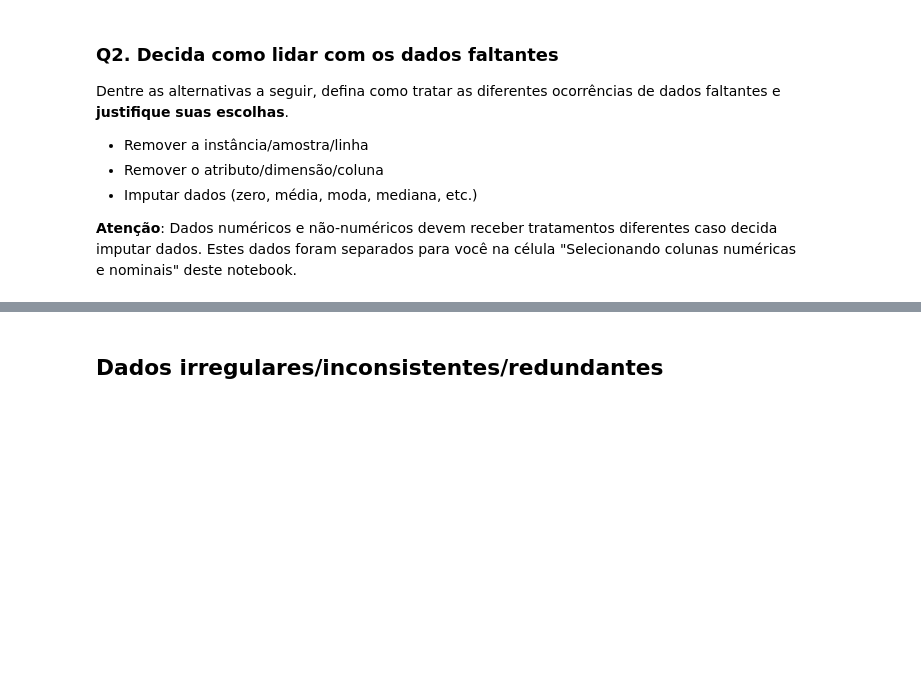
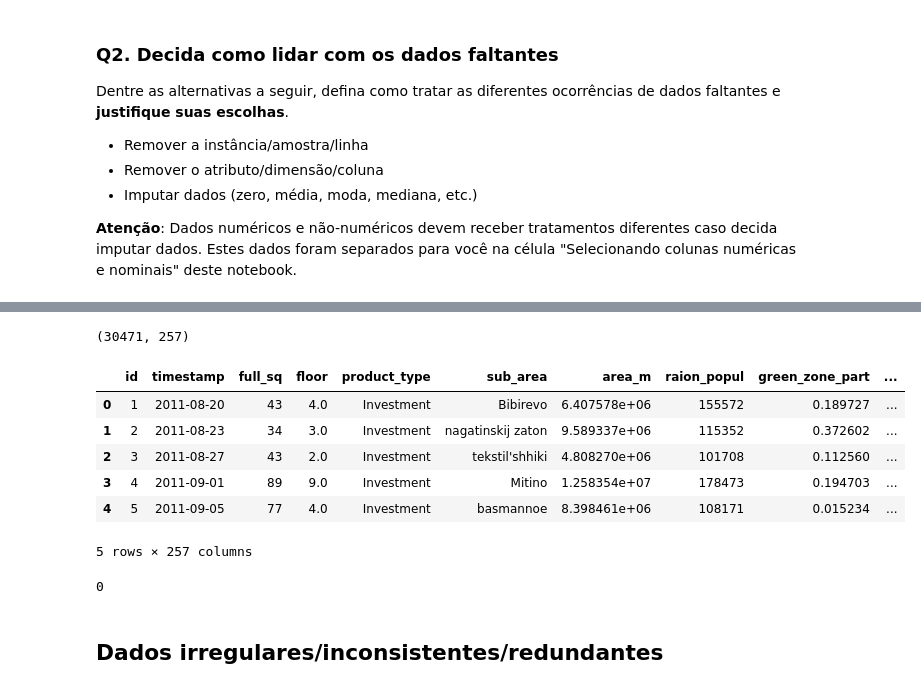
Before and after one commit to GustavoLR548/IA-GLR, a Jupyter notebook: Exercicios/Exercicio #5 - Pre-processamento de Dados/Limpeza_de_dados.ipynb, the cells around one changed output, grey strips where cells are left out. Cells and saved outputs as stored; diff of their text form; code cells hidden in the pictures; blank space fills up the shorter version.

```diff
--- a/Exercicios/Exercicio #5 - Pre-processamento de Dados/Limpeza_de_dados.ipynb
+++ b/Exercicios/Exercicio #5 - Pre-processamento de Dados/Limpeza_de_dados.ipynb
@@ -99,13 +99,19 @@ columns                 = df.columns.values
 columns_nan_porcentages = {}
 columns_length          = len(df.values)
 
+np.set_printoptions(formatter={"float_kind": lambda x: "%g" % x})
+
 for col in columns:
     column_nan_count             = df[col].isnull().sum()
-    columns_nan_porcentages[col] = column_nan_count / columns_length
+    columns_nan_porcentages[col] = column_nan_count / columns_length * 100
 
-print(dict(sorted(columns_nan_porcentages.items(), key=lambda item: item[1], reverse=True)))
+columns_nan_porcentages = dict(sorted(columns_nan_porcentages.items(), key=lambda item: item[1], reverse=True))
+
+for key, value in columns_nan_porcentages.items():
+    print(f'column: {key} \t porcentage: {value:.2f}%')
 
 # Calcular dados faltantes totais
 total_count_nan = df.isnull().sum().sum()
-print(total_count_nan / df.size)
+total_nan_porcentage = (total_count_nan / df.size)*100
+print(f'total nan porcentage: {total_nan_porcentage}%')
 # %% [output]
@@ -167,3 +145,36 @@ for col in columns:
+# %%
+"""
+Caso a coluna tenha uma porcetagens de dados faltantes maior que 10%, essa coluna é retirada da base de dados,
+pois não é possível garantir que a inserção de dados nessa coluna não irá criar um víes na base de dados. O restante
+dos dados que tem uma porcentagem menor que 10% e maior que 0%
+"""
+
+import statistics as st
+
+new_df = df.copy()
+
+for col in columns:
+    if columns_nan_porcentages[col] > 10:
+        new_df.drop(col, axis=1, inplace=True)
+    elif columns_nan_porcentages[col] > 0:
+        if col in numeric_cols:
+            col_mean = new_df[col].mean()
+            new_df[col].fillna(col_mean, inplace=True)
+        #print(f' coluna: {col} | porcentagem: {columns_nan_porcentages[col]} | {col in non_numeric_cols}')
+
+print(new_df.shape)
+display(new_df.head())
+print(new_df.isnull().sum().sum())
+# %% [output]
+(30471, 257)
+|  | id | timestamp | full_sq | floor | product_type | sub_area | area_m | raion_popul | green_zone_part | ... |
+| 0 | 1 | 2011-08-20 | 43 | 4.0 | Investment | Bibirevo | 6.407578e+06 | 155572 | 0.189727 | ... |
+| 1 | 2 | 2011-08-23 | 34 | 3.0 | Investment | nagatinskij zaton | 9.589337e+06 | 115352 | 0.372602 | ... |
+| 2 | 3 | 2011-08-27 | 43 | 2.0 | Investment | tekstil'shhiki | 4.808270e+06 | 101708 | 0.112560 | ... |
+| 3 | 4 | 2011-09-01 | 89 | 9.0 | Investment | Mitino | 1.258354e+07 | 178473 | 0.194703 | ... |
+| 4 | 5 | 2011-09-05 | 77 | 4.0 | Investment | basmannoe | 8.398461e+06 | 108171 | 0.015234 | ... |
+5 rows × 257 columns
+0
 # %% [markdown]
 ## Dados irregulares/inconsistentes/redundantes
 # %% [markdown]
```
Also changed, not shown: parts of 12 cells of this notebook.
